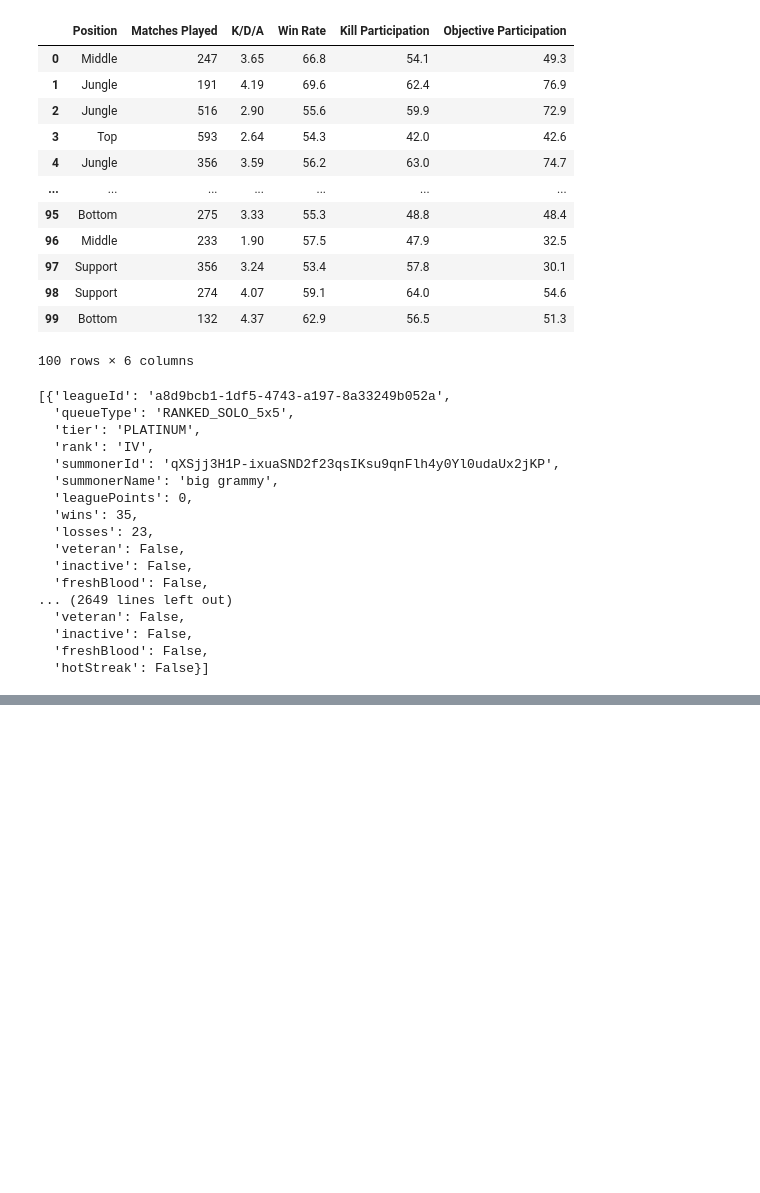
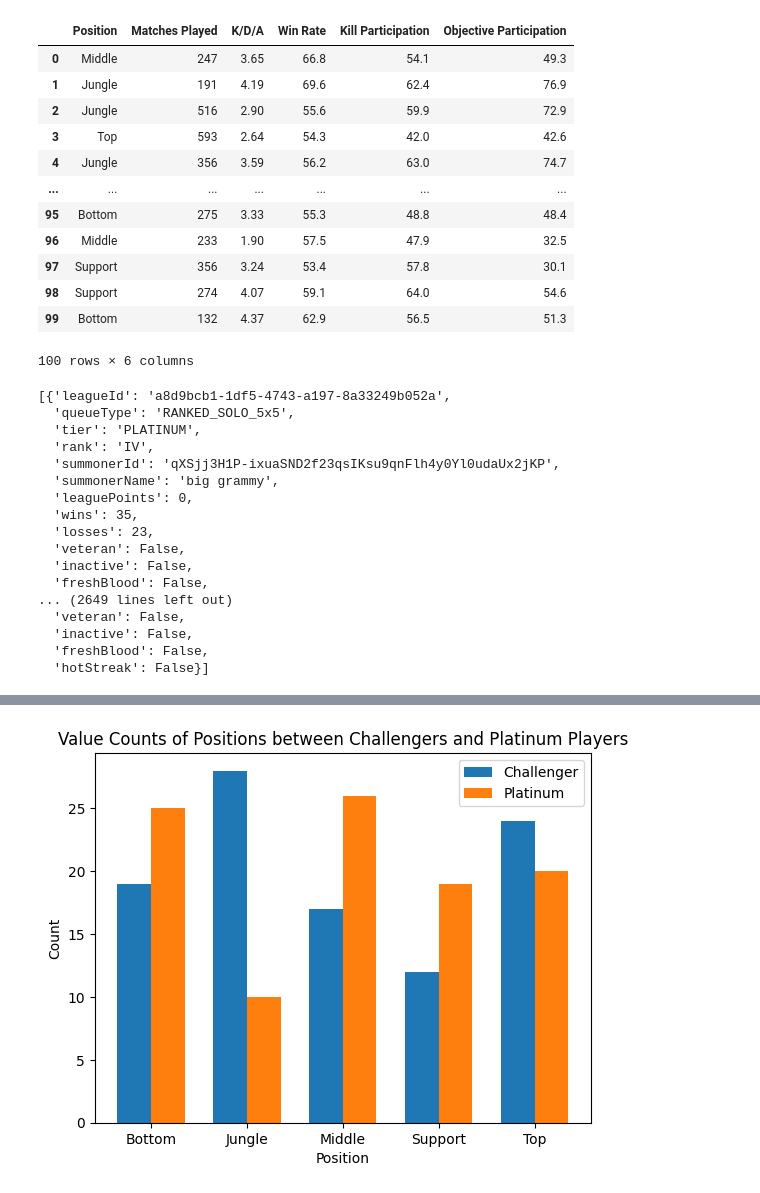
Before and after one commit to cc81972/STA141B, a Jupyter notebook: final_project/final_proj.ipynb, the cells around one changed output, grey strips where cells are left out. Saved outputs shown, nothing was run; the diff lists cells and outputs as text; code cells hidden in the pictures; blank space fills up the shorter version.

Commit message:
finished with code and plots

```diff
--- a/final_project/final_proj.ipynb
+++ b/final_project/final_proj.ipynb
@@ -286,0 +163,3 @@ len(full_id)
+# %%
+challenger_players_df = players_df
+challenger_players_df
@@ -286,0 +180,17 @@ len(full_id)
+# %%
+#Plot for positions played
+challenger_positions_counts = challenger_players_df['Position'].value_counts().sort_index()
+plat_position_counts = plat_players_df['Position'].value_counts().sort_index()
+bar_width = 0.35
+index = np.arange(5)
+plt.bar(index, challenger_positions_counts, width=bar_width, label='Challenger')
+plt.bar(index + bar_width, plat_position_counts, width=bar_width, label='Platinum')
+
+plt.xlabel('Position')
+plt.ylabel('Count')
+plt.title('Value Counts of Positions between Challengers and Platinum Players')
+plt.xticks(index + bar_width/2, challenger_positions_counts.index)
+plt.legend()
+plt.show()
+# %% [output]
+[figure, added]
```
Also changed, not shown: parts of 22 cells of this notebook, 1 other file.
